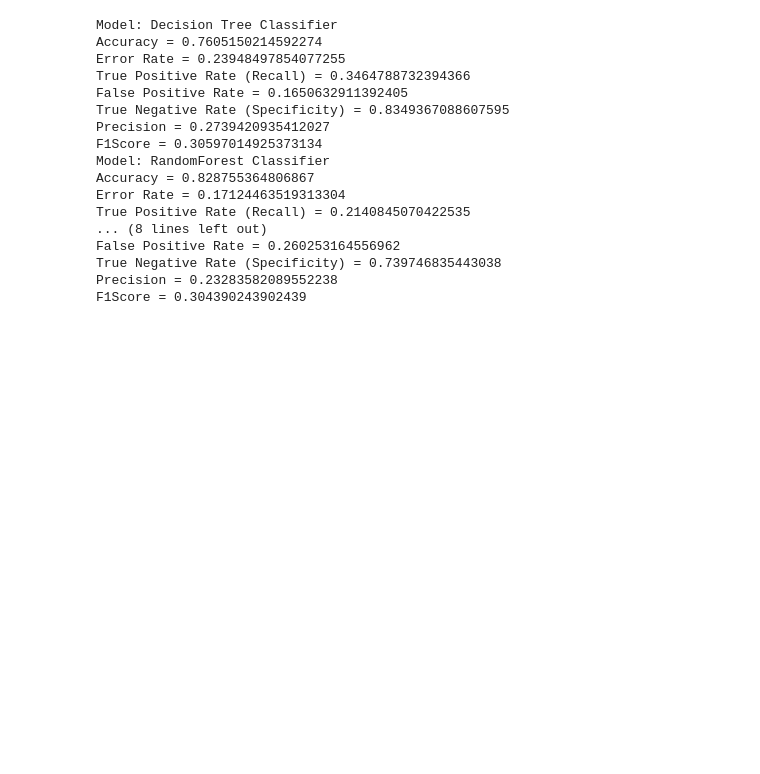
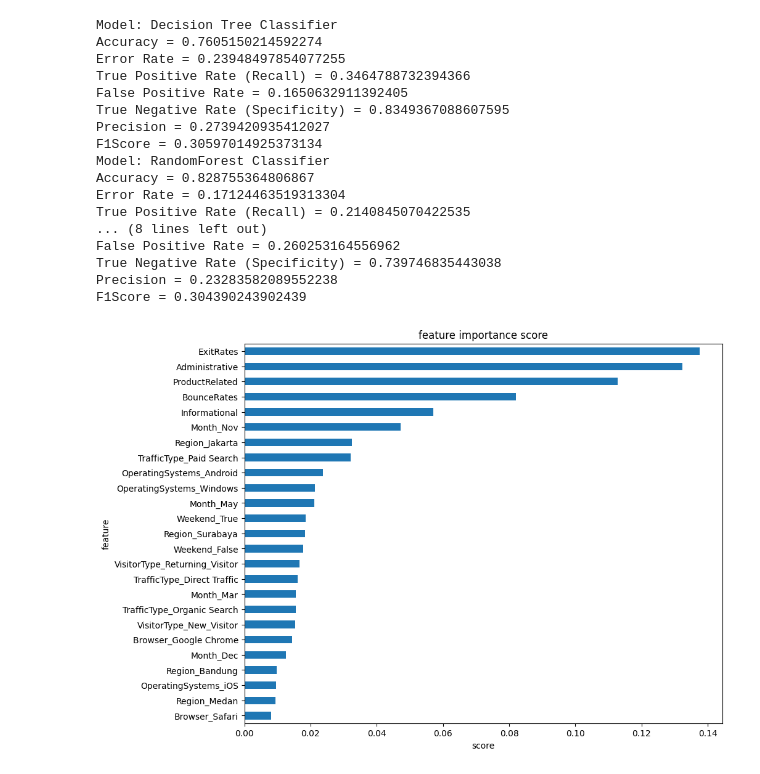
Before and after one commit to primaadit/final_project, a Jupyter notebook: Stage3_Tania.ipynb, the cells around one changed output. Drawn from its saved outputs; the diff is of its cells as text; code cells hidden in the pictures; blank space fills up the shorter version.

```diff
--- a/Stage3_Tania.ipynb
+++ b/Stage3_Tania.ipynb
@@ -422,3 +422,17 @@ False Positive Rate = 0.260253164556962
 True Negative Rate (Specificity) = 0.739746835443038
 Precision = 0.23283582089552238
 F1Score = 0.304390243902439
+# %%
+from sklearn.model_selection import cross_validate
+def show_feature_importance(model):
+    feat_importances = pd.Series(model.feature_importances_, index=X.columns)
+    ax = feat_importances.nlargest(25).plot(kind='barh', figsize=(10, 8))
+    ax.invert_yaxis()
+
+    plt.xlabel('score')
+    plt.ylabel('feature')
+    plt.title('feature importance score')
+# %%
+show_feature_importance(rf_classifier)
+# %% [output]
+[figure, added]
```
